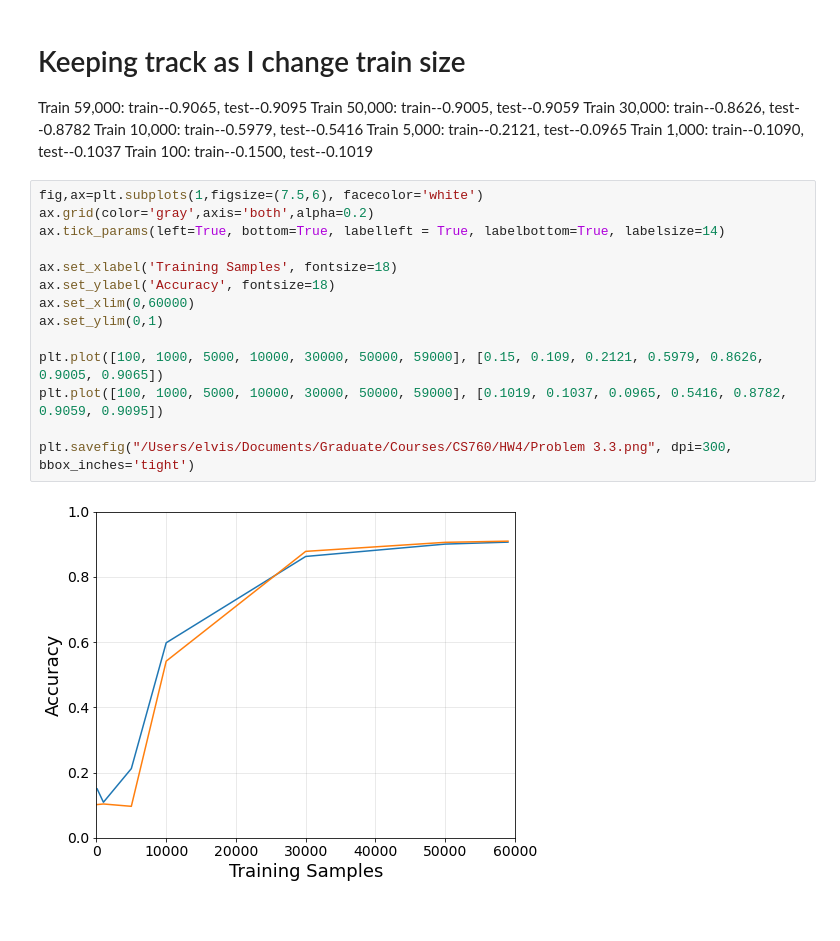
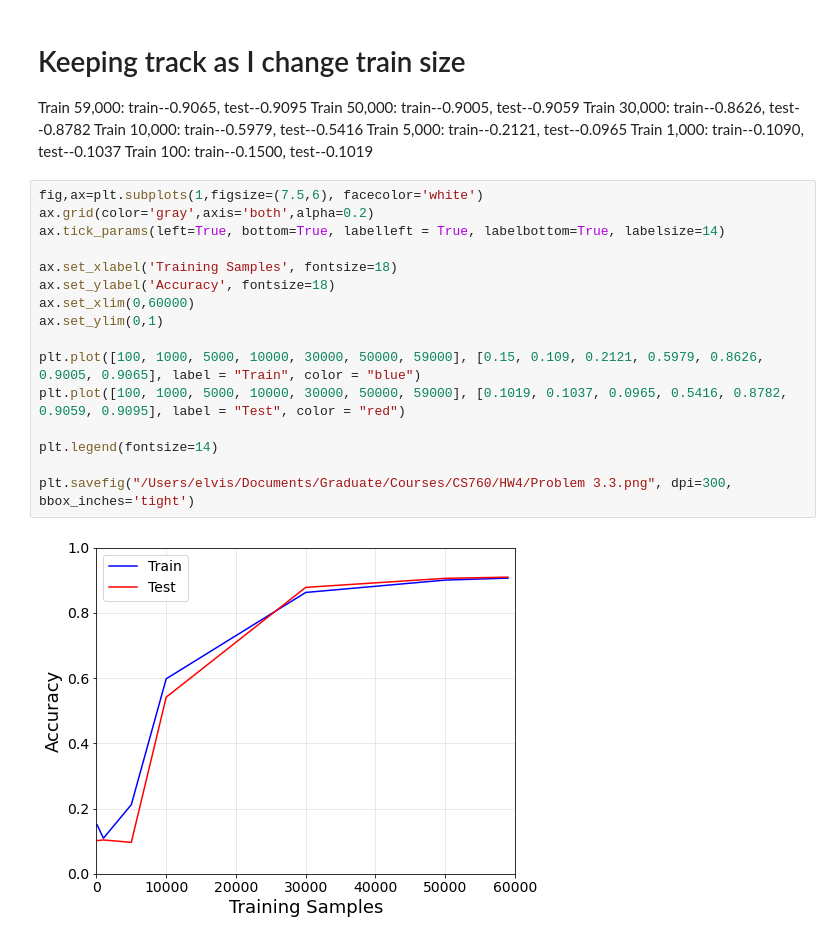
Before and after one commit to jumana12/Elvis-Umana-CS760-HW4, a Jupyter notebook: Elvis_Umana-HW_4.ipynb, the cells around one changed output. Cells and saved outputs as stored; diff of their text form.

```diff
--- a/Elvis_Umana-HW_4.ipynb
+++ b/Elvis_Umana-HW_4.ipynb
@@ -616,16 +616,18 @@ Train 100: train--0.1500, test--0.1019
 # %%
 fig,ax=plt.subplots(1,figsize=(7.5,6), facecolor='white')
 ax.grid(color='gray',axis='both',alpha=0.2)
 ax.tick_params(left=True, bottom=True, labelleft = True, labelbottom=True, labelsize=14)
 
 ax.set_xlabel('Training Samples', fontsize=18)
 ax.set_ylabel('Accuracy', fontsize=18)
 ax.set_xlim(0,60000)
 ax.set_ylim(0,1)
 
-plt.plot([100, 1000, 5000, 10000, 30000, 50000, 59000], [0.15, 0.109, 0.2121, 0.5979, 0.8626, 0.9005, 0.9065])
-plt.plot([100, 1000, 5000, 10000, 30000, 50000, 59000], [0.1019, 0.1037, 0.0965, 0.5416, 0.8782, 0.9059, 0.9095])
+plt.plot([100, 1000, 5000, 10000, 30000, 50000, 59000], [0.15, 0.109, 0.2121, 0.5979, 0.8626, 0.9005, 0.9065], label = "Train", color = "blue")
+plt.plot([100, 1000, 5000, 10000, 30000, 50000, 59000], [0.1019, 0.1037, 0.0965, 0.5416, 0.8782, 0.9059, 0.9095], label = "Test", color = "red")
+
+plt.legend(fontsize=14)
 
 plt.savefig("/Users/elvis/Documents/Graduate/Courses/CS760/HW4/Problem 3.3.png", dpi=300, bbox_inches='tight')
 # %% [output]
-[figure, old version]
+[figure, new version]
```
